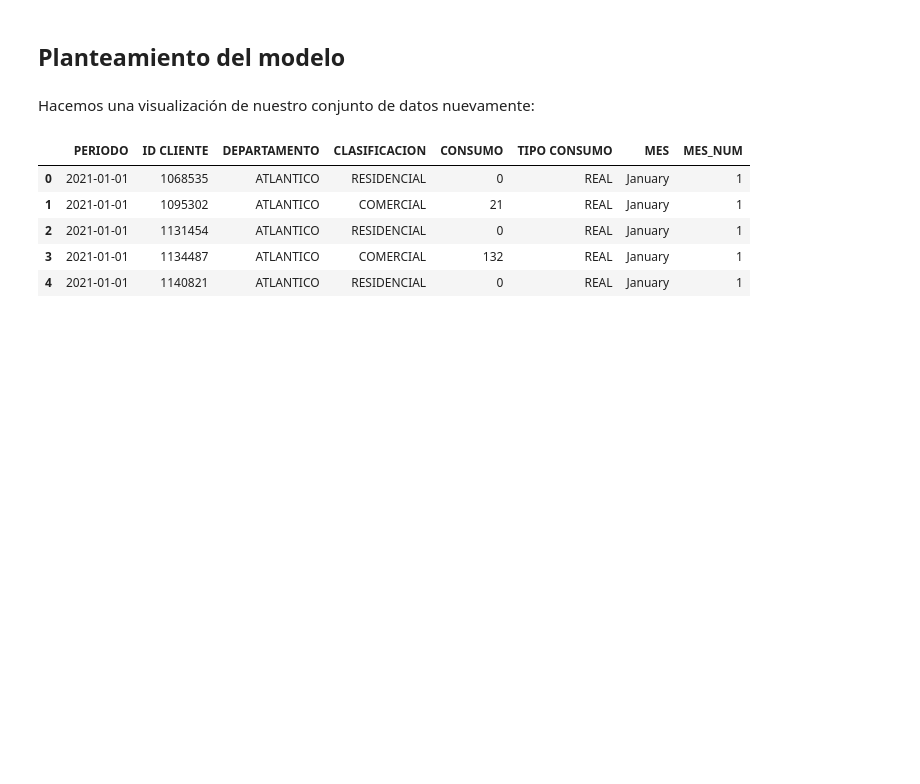
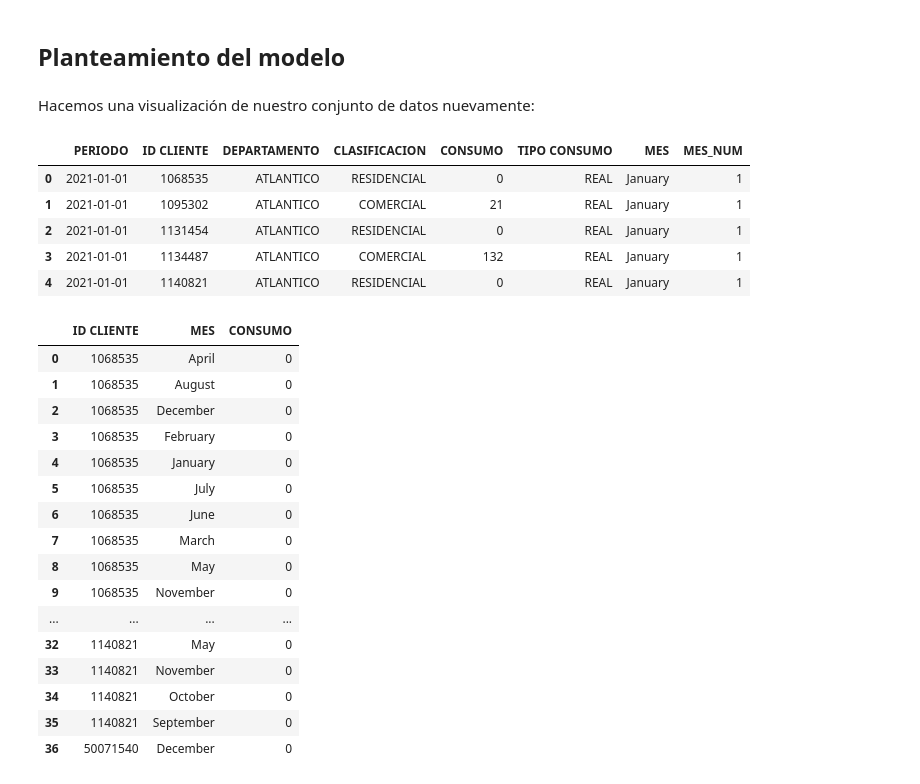
Before and after one commit to vanebertel/PRUEBA_GASES, a Jupyter notebook: _sources/notebooks.ipynb, the cells around one changed output. Drawn from its saved outputs; the diff is of its cells as text; code cells hidden in the pictures; blank space fills up the shorter version.

```diff
--- a/_sources/notebooks.ipynb
+++ b/_sources/notebooks.ipynb
@@ -332,3 +367,23 @@ DATOS.head()
 | 2 | 2021-01-01 | 1131454 | ATLANTICO | RESIDENCIAL | 0 | REAL | January | 1 |
 | 3 | 2021-01-01 | 1134487 | ATLANTICO | COMERCIAL | 132 | REAL | January | 1 |
 | 4 | 2021-01-01 | 1140821 | ATLANTICO | RESIDENCIAL | 0 | REAL | January | 1 |
+# %%
+DATOS[['CONSUMO','MES','ID CLIENTE']][DATOS['CONSUMO']==0].groupby(['ID CLIENTE', 'MES'])['CONSUMO'].sum().reset_index()
+# %% [output]
+|  | ID CLIENTE | MES | CONSUMO |
+| 0 | 1068535 | April | 0 |
+| 1 | 1068535 | August | 0 |
+| 2 | 1068535 | December | 0 |
+| 3 | 1068535 | February | 0 |
+| 4 | 1068535 | January | 0 |
+| 5 | 1068535 | July | 0 |
+| 6 | 1068535 | June | 0 |
+| 7 | 1068535 | March | 0 |
+| 8 | 1068535 | May | 0 |
+| 9 | 1068535 | November | 0 |
+| ... | ... | ... | ... |
+| 32 | 1140821 | May | 0 |
+| 33 | 1140821 | November | 0 |
+| 34 | 1140821 | October | 0 |
+| 35 | 1140821 | September | 0 |
+| 36 | 50071540 | December | 0 |
```
Also changed, not shown: parts of 13 cells of this notebook, 9 other files.
